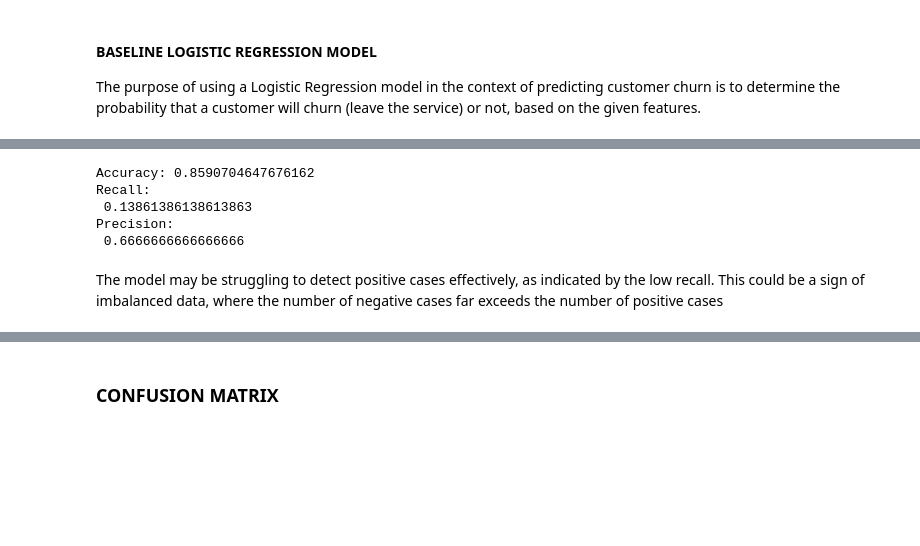
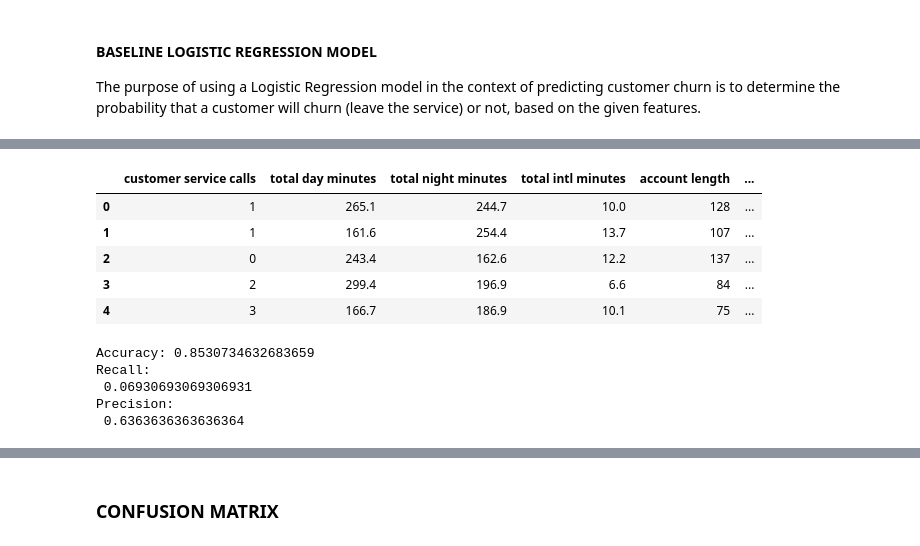
Before and after one commit to NamaembaSilali/telecom-churn-prediction, a Jupyter notebook: index.ipynb, the cells around one changed output, grey strips where cells are left out. Saved outputs shown, nothing was run; the diff lists cells and outputs as text; code cells hidden in the pictures; blank space fills up the shorter version.

Commit message:
baseline regression model adjustments

```diff
--- a/index.ipynb
+++ b/index.ipynb
@@ -373,2 +350,15 @@ The purpose of using a Logistic Regression model in the context of predicting cu
+# %%
+#defining the features that might be strong predictors of customer churn
+selected_features = ['customer service calls', 'total day minutes', 'total night minutes', 'total intl minutes', 'account length', 'churn']
+
+df2 = df[selected_features]
+df2.head()
+# %% [output]
+|  | customer service calls | total day minutes | total night minutes | total intl minutes | account length | ... |
+| 0 | 1 | 265.1 | 244.7 | 10.0 | 128 | ... |
+| 1 | 1 | 161.6 | 254.4 | 13.7 | 107 | ... |
+| 2 | 0 | 243.4 | 162.6 | 12.2 | 137 | ... |
+| 3 | 2 | 299.4 | 196.9 | 6.6 | 84 | ... |
+| 4 | 3 | 166.7 | 186.9 | 10.1 | 75 | ... |
 # %%
 #defining the features and the target
@@ -387,17 +386,15 @@ y_pred = model.predict(X_test)
 # %%
 #Evaluating the model's performance
-accuracy = accuracy_score(y_test, y_pred)
-recall = recall_score(y_test, y_pred)
-precision = precision_score(y_test, y_pred)
+accuracy = accuracy_score(y_test, y_pred_logreg)
+recall = recall_score(y_test, y_pred_logreg)
+precision = precision_score(y_test, y_pred_logreg)
 
 print("Accuracy:", accuracy)
 print("Recall:\n", recall)
 print("Precision:\n", precision)
 # %% [output]
-Accuracy: 0.8590704647676162
+Accuracy: 0.8530734632683659
 Recall:
- 0.13861386138613863
+ 0.06930693069306931
 Precision:
- 0.6666666666666666
+ 0.6363636363636364
-# %% [markdown]
-The model may be struggling to detect positive cases effectively, as indicated by the low recall. This could be a sign of imbalanced data, where the number of negative cases far exceeds the number of positive cases
```
Also changed, not shown: parts of 20 cells of this notebook.
